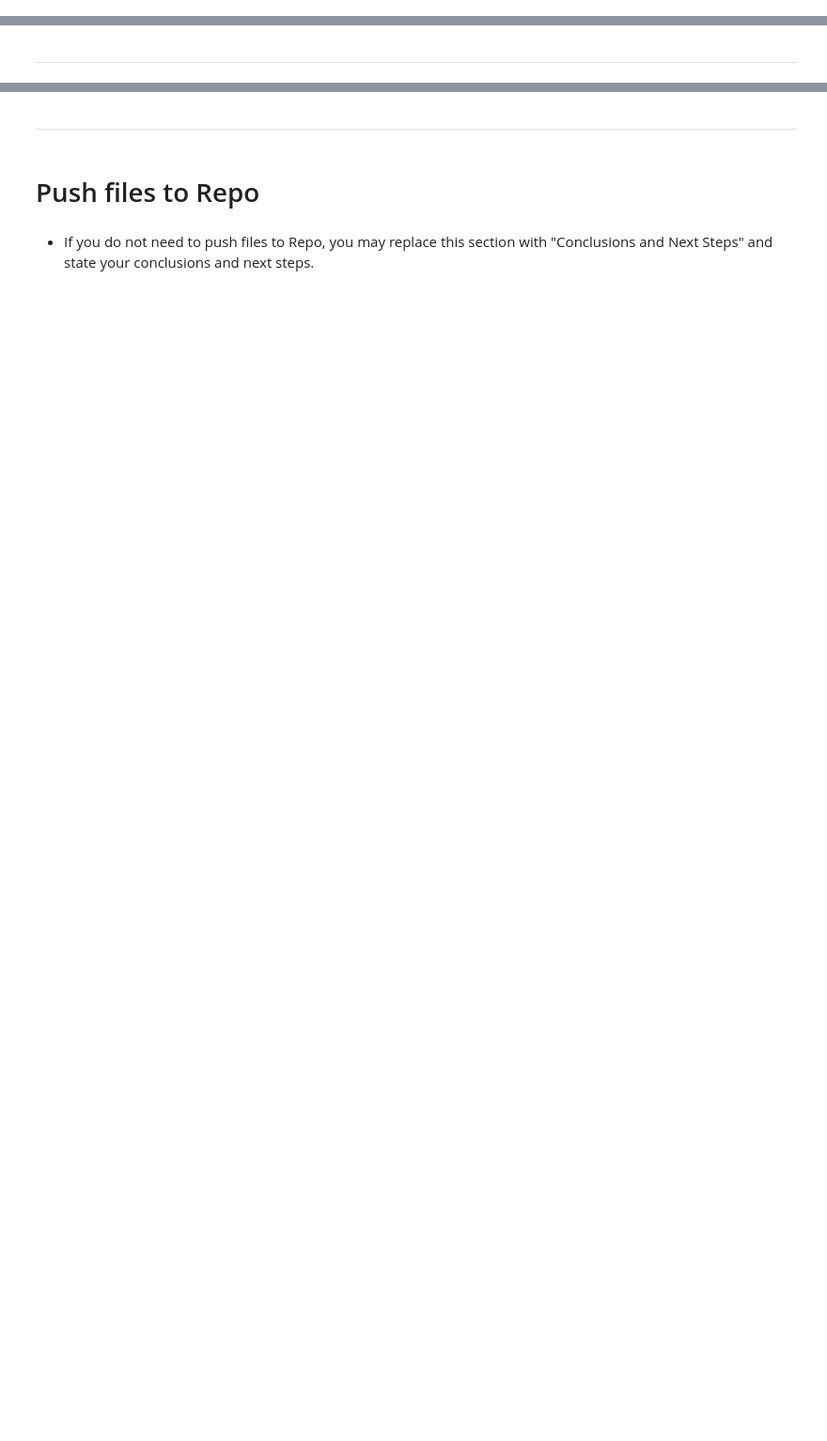
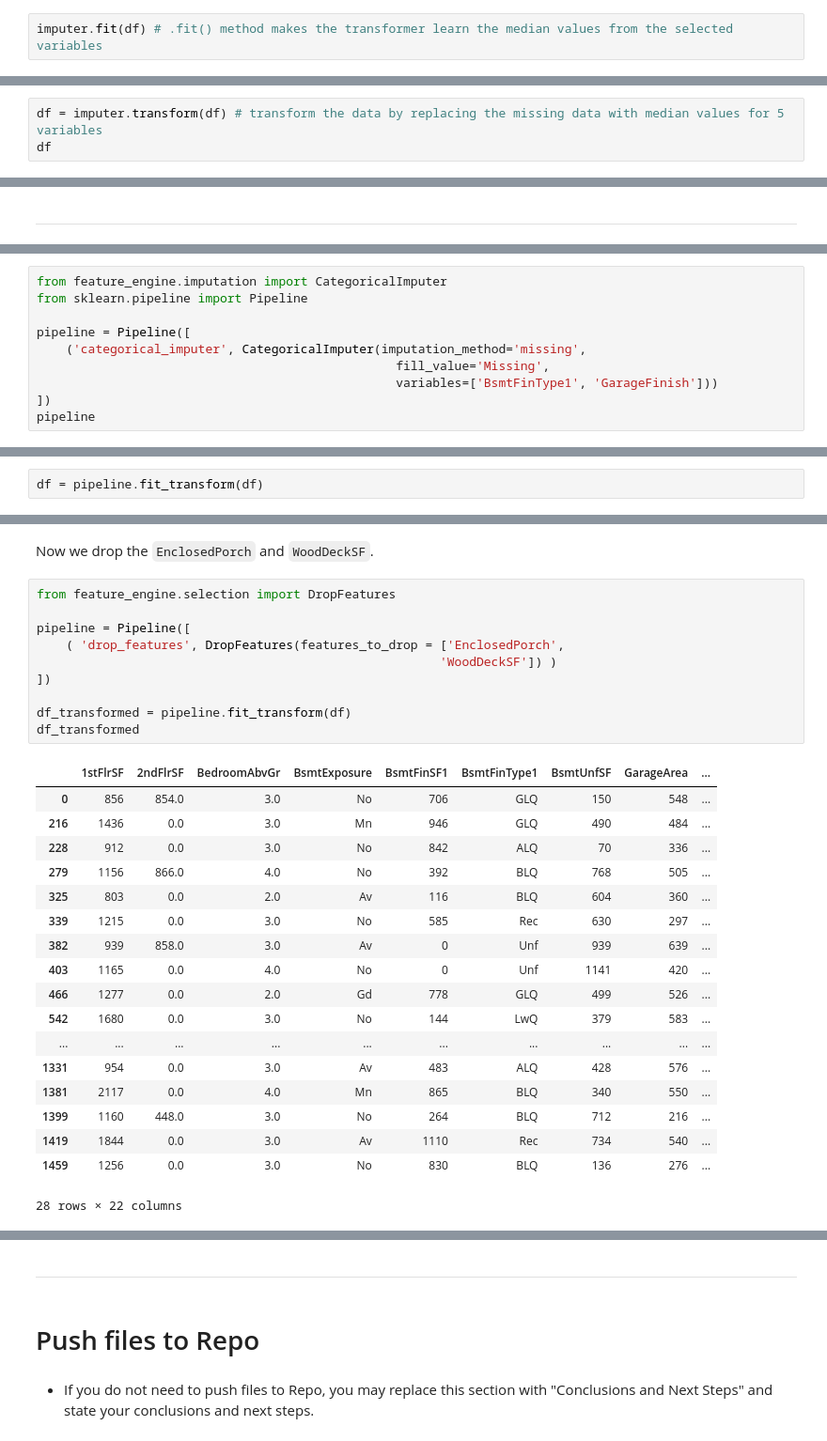
Before and after one commit to jojouna/pp5-housing-issue, a Jupyter notebook: jupyter_notebooks/02 - Data Cleaning.ipynb, the cells around one changed output, grey strips where cells are left out. Shown at 94% size. Drawn from its saved outputs; the diff is of its cells as text; blank space fills up the shorter version.

Commit message:
data cleaned

```diff
--- a/jupyter_notebooks/02 - Data Cleaning.ipynb
+++ b/jupyter_notebooks/02 - Data Cleaning.ipynb
@@ -96,0 +160,2 @@ else:
+# %%
+imputer.fit(df) # .fit() method makes the transformer learn the median values from the selected variables
@@ -96,0 +173,3 @@ else:
+# %%
+df = imputer.transform(df) # transform the data by replacing the missing data with median values for 5 variables
+df
@@ -103,0 +217,10 @@ NOTE
+# %%
+from feature_engine.imputation import CategoricalImputer
+from sklearn.pipeline import Pipeline
+
+pipeline = Pipeline([
+    ('categorical_imputer', CategoricalImputer(imputation_method='missing',
+                                                 fill_value='Missing',
+                                                 variables=['BsmtFinType1', 'GarageFinish']))
+])
+pipeline
@@ -103,0 +231,2 @@ NOTE
+# %%
+df = pipeline.fit_transform(df)
@@ -103,0 +278,31 @@ NOTE
+# %% [markdown]
+Now we drop the `EnclosedPorch` and `WoodDeckSF`.
+# %%
+from feature_engine.selection import DropFeatures
+
+pipeline = Pipeline([
+    ( 'drop_features', DropFeatures(features_to_drop = ['EnclosedPorch',
+                                                       'WoodDeckSF']) )
+])
+
+df_transformed = pipeline.fit_transform(df)
+df_transformed
+# %% [output]
+|  | 1stFlrSF | 2ndFlrSF | BedroomAbvGr | BsmtExposure | BsmtFinSF1 | BsmtFinType1 | BsmtUnfSF | GarageArea | ... |
+| 0 | 856 | 854.0 | 3.0 | No | 706 | GLQ | 150 | 548 | ... |
+| 216 | 1436 | 0.0 | 3.0 | Mn | 946 | GLQ | 490 | 484 | ... |
+| 228 | 912 | 0.0 | 3.0 | No | 842 | ALQ | 70 | 336 | ... |
+| 279 | 1156 | 866.0 | 4.0 | No | 392 | BLQ | 768 | 505 | ... |
+| 325 | 803 | 0.0 | 2.0 | Av | 116 | BLQ | 604 | 360 | ... |
+| 339 | 1215 | 0.0 | 3.0 | No | 585 | Rec | 630 | 297 | ... |
+| 382 | 939 | 858.0 | 3.0 | Av | 0 | Unf | 939 | 639 | ... |
+| 403 | 1165 | 0.0 | 4.0 | No | 0 | Unf | 1141 | 420 | ... |
+| 466 | 1277 | 0.0 | 2.0 | Gd | 778 | GLQ | 499 | 526 | ... |
+| 542 | 1680 | 0.0 | 3.0 | No | 144 | LwQ | 379 | 583 | ... |
+| ... | ... | ... | ... | ... | ... | ... | ... | ... | ... |
+| 1331 | 954 | 0.0 | 3.0 | Av | 483 | ALQ | 428 | 576 | ... |
+| 1381 | 2117 | 0.0 | 4.0 | Mn | 865 | BLQ | 340 | 550 | ... |
+| 1399 | 1160 | 448.0 | 3.0 | No | 264 | BLQ | 712 | 216 | ... |
+| 1419 | 1844 | 0.0 | 3.0 | Av | 1110 | Rec | 734 | 540 | ... |
+| 1459 | 1256 | 0.0 | 3.0 | No | 830 | BLQ | 136 | 276 | ... |
+28 rows × 22 columns
```
Also changed, not shown: parts of 36 cells of this notebook, 3 other files.
